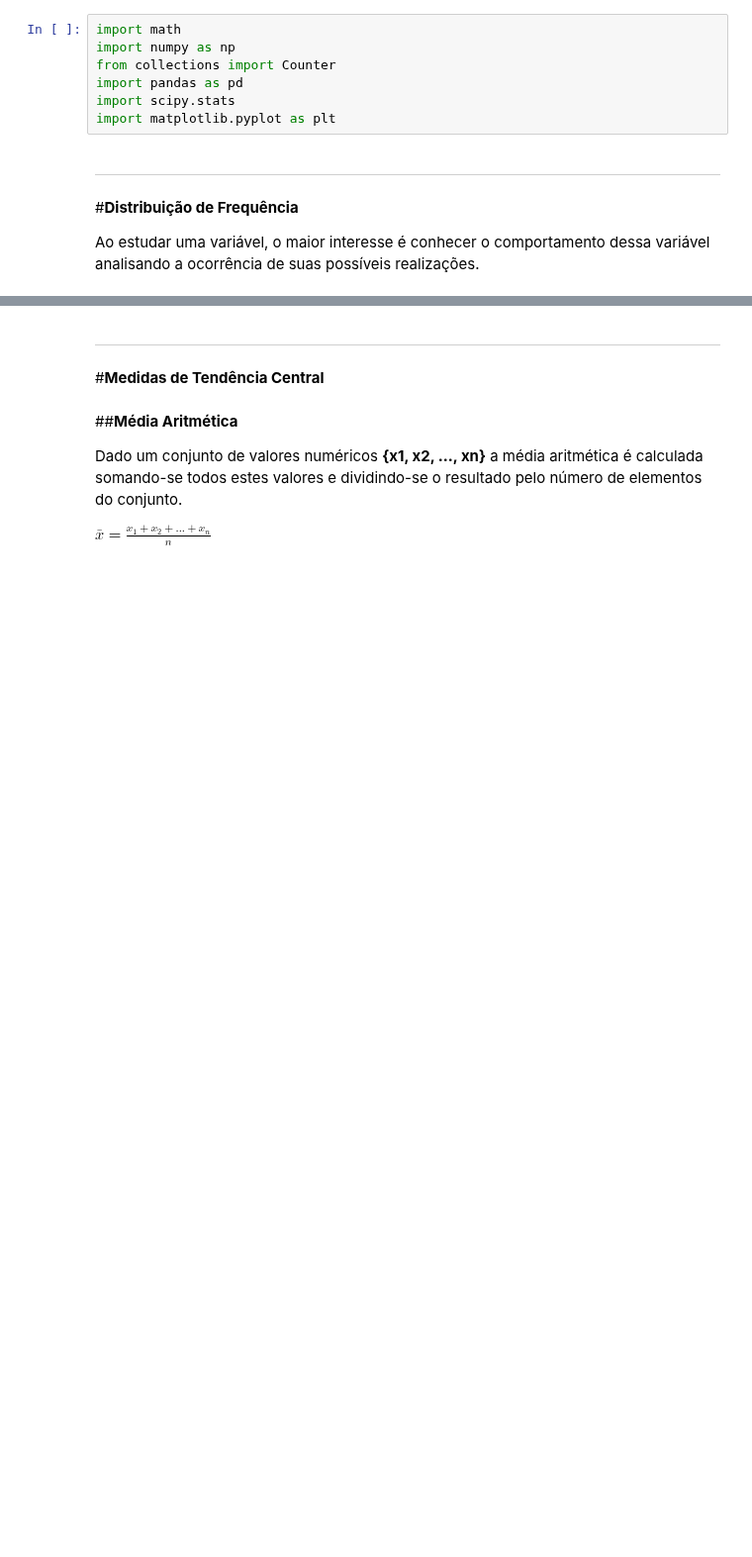
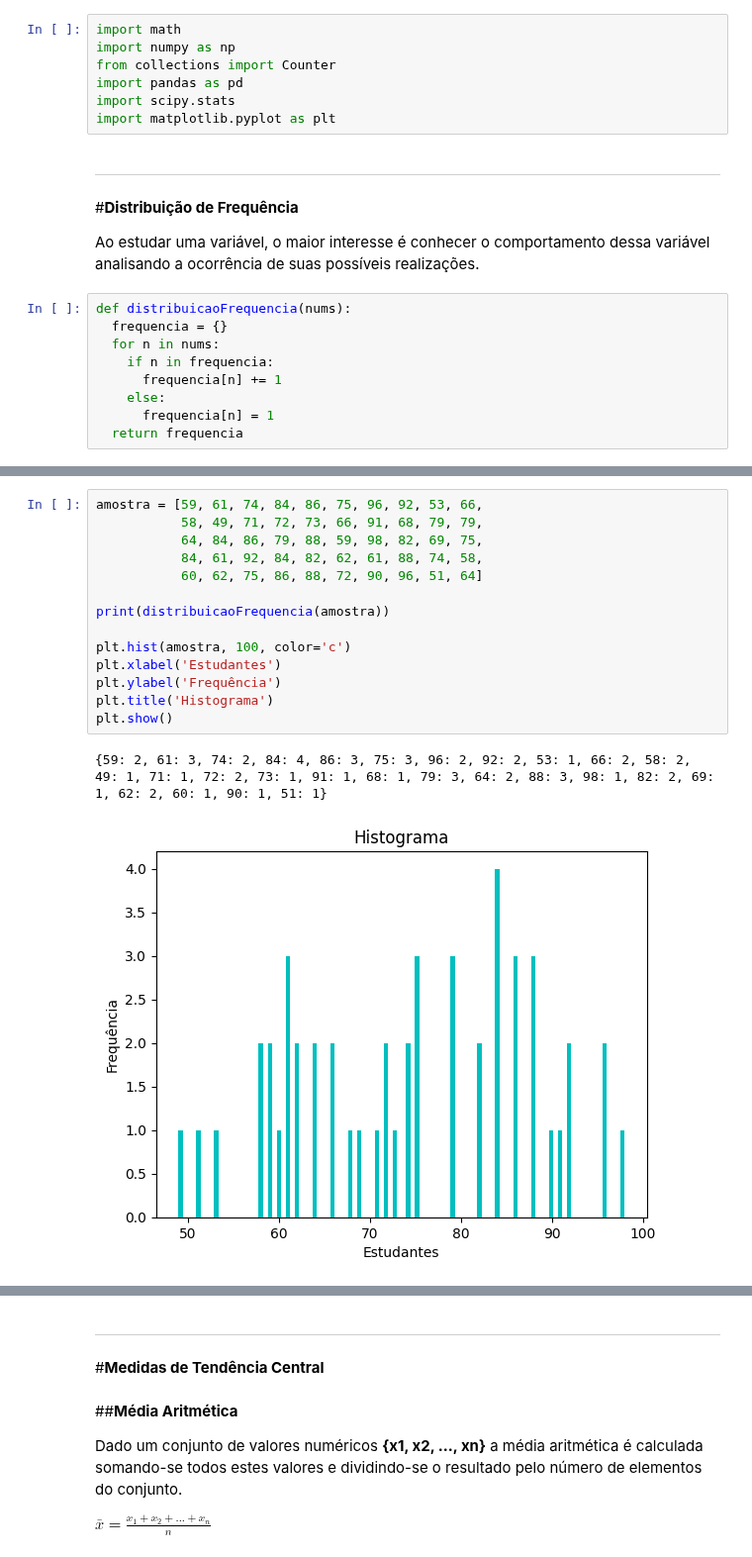
Before and after one commit to mariasald/avd-2024-01, a Jupyter notebook: avd_10_05.ipynb, the cells around one changed output, grey strips where cells are left out. Shown at 99% size. Cells and saved outputs as stored; diff of their text form; blank space fills up the shorter version.

```diff
--- a/avd_10_05.ipynb
+++ b/avd_10_05.ipynb
@@ -20,3 +20,12 @@ import matplotlib.pyplot as plt
 #**Distribuição de Frequência**
 
 Ao estudar uma variável, o maior interesse é conhecer o comportamento dessa variável analisando a ocorrência de suas possíveis realizações.
+# %%
+def distribuicaoFrequencia(nums):
+  frequencia = {}
+  for n in nums:
+    if n in frequencia:
+      frequencia[n] += 1
+    else:
+      frequencia[n] = 1
+  return frequencia
@@ -22,0 +40,17 @@ Ao estudar uma variável, o maior interesse é conhecer o comportamento dessa va
+# %%
+amostra = [59, 61, 74, 84, 86, 75, 96, 92, 53, 66,
+           58, 49, 71, 72, 73, 66, 91, 68, 79, 79,
+           64, 84, 86, 79, 88, 59, 98, 82, 69, 75,
+           84, 61, 92, 84, 82, 62, 61, 88, 74, 58,
+           60, 62, 75, 86, 88, 72, 90, 96, 51, 64]
+
+print(distribuicaoFrequencia(amostra))
+
+plt.hist(amostra, 100, color='c')
+plt.xlabel('Estudantes')
+plt.ylabel('Frequência')
+plt.title('Histograma')
+plt.show()
+# %% [output]
+{59: 2, 61: 3, 74: 2, 84: 4, 86: 3, 75: 3, 96: 2, 92: 2, 53: 1, 66: 2, 58: 2, 49: 1, 71: 1, 72: 2, 73: 1, 91: 1, 68: 1, 79: 3, 64: 2, 88: 3, 98: 1, 82: 2, 69: 1, 62: 2, 60: 1, 90: 1, 51: 1}
+[figure, added]
```
Also changed, not shown: parts of 9 cells of this notebook.
